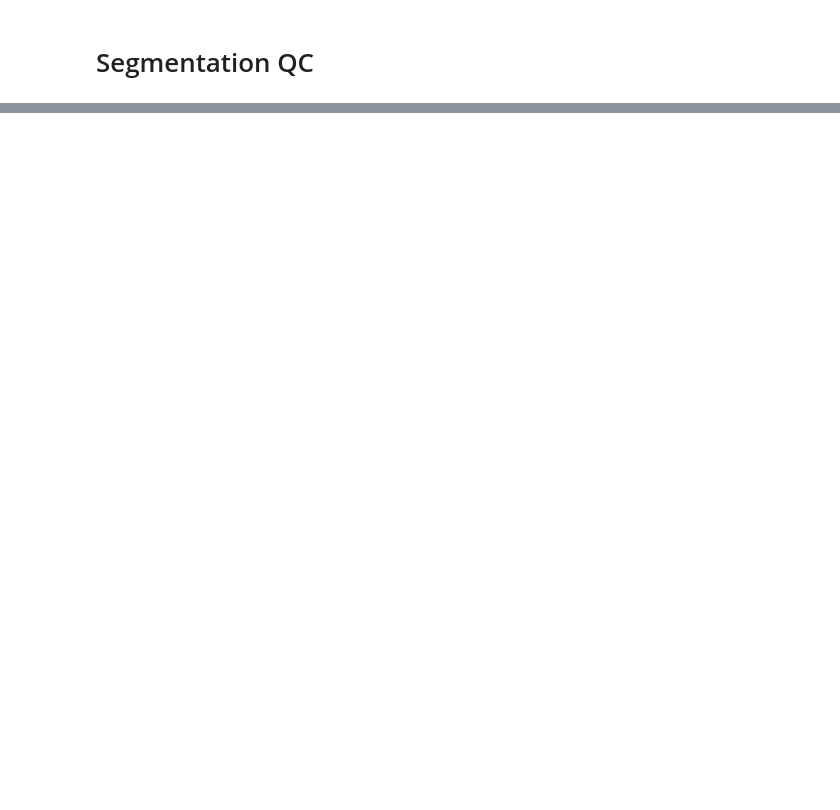
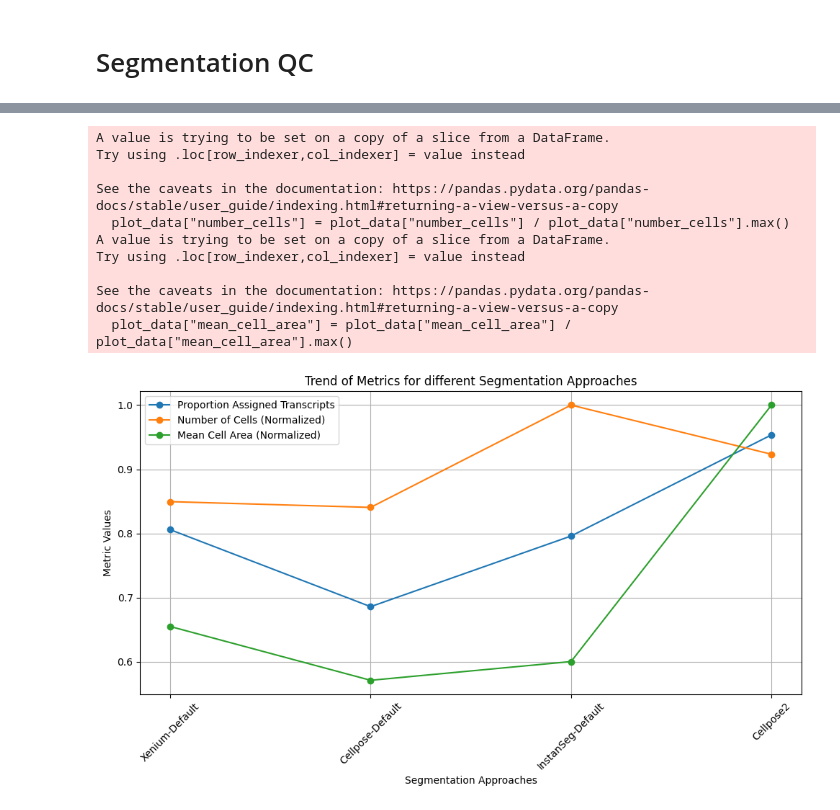
Before and after one commit to broadinstitute/celldega, a Jupyter notebook: notebooks/Segmentation_QC.ipynb, the cells around one changed output, grey strips where cells are left out. Cells and saved outputs as stored; diff of their text form; code cells hidden in the pictures; blank space fills up the shorter version.

Commit message:
output address fix, notebook changes

```diff
--- a/notebooks/Segmentation_QC.ipynb
+++ b/notebooks/Segmentation_QC.ipynb
@@ -88,0 +41,54 @@ alpha_shape
+# %%
+csv_files = ["data/segmentation_metrics_data/outputs/qc_segmentation_Xenium-Skin-Xenium-Default.csv",
+             "data/segmentation_metrics_data/outputs/qc_segmentation_Xenium-Skin-Cellpose-Default.csv",
+             "data/segmentation_metrics_data/outputs/qc_segmentation_Xenium-Skin-InstanSeg-Default.csv",
+             "data/segmentation_metrics_data/outputs/qc_segmentation_Xenium-Skin-Cellpose2.csv"]
+
+combined_metrics = pd.DataFrame()
+
+for file in csv_files:
+    df = pd.read_csv(file)
+    combined_metrics = pd.concat([combined_metrics, df], ignore_index=True)
+
+combined_metrics.drop(['Unnamed: 0'], axis=1, inplace=True)
+
+columns_to_plot = [
+    "segmentation_approach",
+    "proportion_assigned_transcripts",
+    "number_cells",
+    "mean_cell_area"
+]
+
+plot_data = combined_metrics[columns_to_plot]
+
+# normalize data for better visualization (optional, as the scales might differ significantly)
+plot_data["number_cells"] = plot_data["number_cells"] / plot_data["number_cells"].max()
+plot_data["mean_cell_area"] = plot_data["mean_cell_area"] / plot_data["mean_cell_area"].max()
+
+plt.figure(figsize=(10, 6))
+
+plt.plot(plot_data["segmentation_approach"], plot_data["proportion_assigned_transcripts"], marker='o', label="Proportion Assigned Transcripts")
+plt.plot(plot_data["segmentation_approach"], plot_data["number_cells"], marker='o', label="Number of Cells (Normalized)")
+plt.plot(plot_data["segmentation_approach"], plot_data["mean_cell_area"], marker='o', label="Mean Cell Area (Normalized)")
+
+plt.xticks(rotation=45)
+plt.xlabel("Segmentation Approaches")
+plt.ylabel("Metric Values")
+plt.title("Trend of Metrics for different Segmentation Approaches")
+plt.legend()
+plt.grid(True)
+
+plt.tight_layout()
+plt.show()
+# %% [output]
+A value is trying to be set on a copy of a slice from a DataFrame.
+Try using .loc[row_indexer,col_indexer] = value instead
+
+See the caveats in the documentation: https://pandas.pydata.org/pandas-docs/stable/user_guide/indexing.html#returning-a-view-versus-a-copy
+  plot_data["number_cells"] = plot_data["number_cells"] / plot_data["number_cells"].max()
+A value is trying to be set on a copy of a slice from a DataFrame.
+Try using .loc[row_indexer,col_indexer] = value instead
+
+See the caveats in the documentation: https://pandas.pydata.org/pandas-docs/stable/user_guide/indexing.html#returning-a-view-versus-a-copy
+  plot_data["mean_cell_area"] = plot_data["mean_cell_area"] / plot_data["mean_cell_area"].max()
+[figure, added]
```
Also changed, not shown: parts of 14 cells of this notebook, 1 other file.
